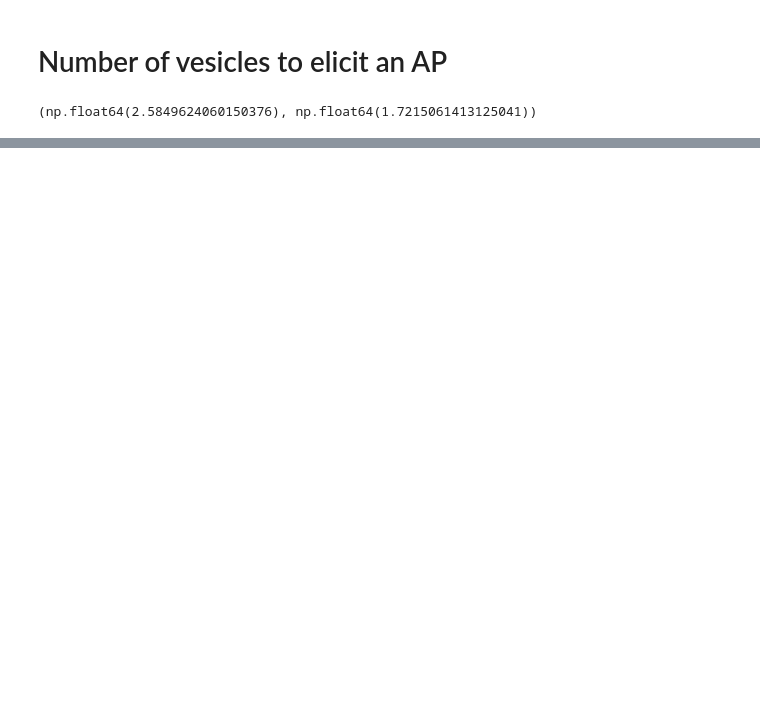
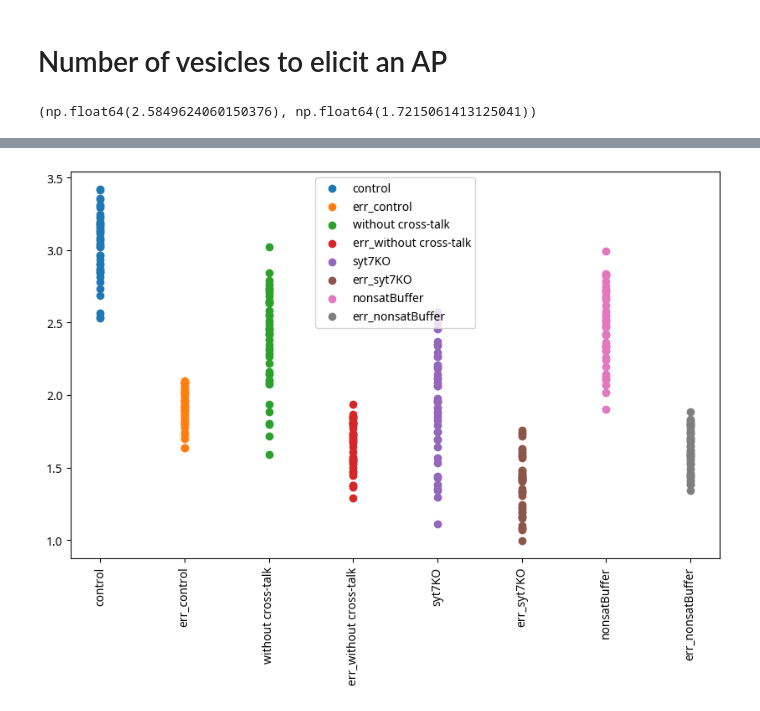
Before and after one commit to nishs1729/MFB, a Jupyter notebook: scripts_plotting/plots_AP.ipynb, the cells around one changed output, grey strips where cells are left out. Drawn from its saved outputs; the diff is of its cells as text; code cells hidden in the pictures; blank space fills up the shorter version.

Commit message:
updating change_plot

```diff
--- a/scripts_plotting/plots_AP.ipynb
+++ b/scripts_plotting/plots_AP.ipynb
@@ -160,10 +158,3 @@ def get_nrel_to_ap(design, simType):
 get_nrel_to_ap(design, simType)
 # %% [output]
 (np.float64(2.5849624060150376), np.float64(1.7215061413125041))
-# %%
-nrel_to_ap = []
-for design in designs:
-    nrel_to_ap.append(get_nrel_to_ap(design, simType))
-
-nrel_to_ap = np.array(nrel_to_ap).T
-nrel_to_ap
@@ -193,0 +163,13 @@ plt.show()
+# %%
+_nrel_to_ap = {}
+for simType in simTypes:
+    temp = []
+    for design in designs:
+        temp.append(get_nrel_to_ap(design, simType))
+    _nrel_to_ap[simType] = np.array(temp).T[0]
+    _nrel_to_ap[f'err_{simType}'] = np.array(temp).T[1]
+
+nrel_to_ap = pd.DataFrame(_nrel_to_ap)
+# %%
+nrel_to_ap = pd.DataFrame(_nrel_to_ap)
+nrel_to_ap.head()
@@ -193,0 +183,17 @@ plt.show()
+# %%
+def change_plot(df, key=0, order=None, axis=None):
+    df.head()
+
+    if axis is None:
+        fig, axis = plt.subplots(figsize=(10, 6))
+
+    for i, col in enumerate(df.columns):
+        axis.scatter([i] * len(df), df[col], label=col)
+        axis.set_xticks(range(len(df.columns)))
+        axis.set_xticklabels(df.columns, rotation=90)
+    axis.legend()
+    plt.show()
+
+change_plot(nrel_to_ap, key=0, order=None, axis=None)
+# %% [output]
+[figure, added]
```
Also changed, not shown: parts of 10 cells of this notebook, 2 other files.
